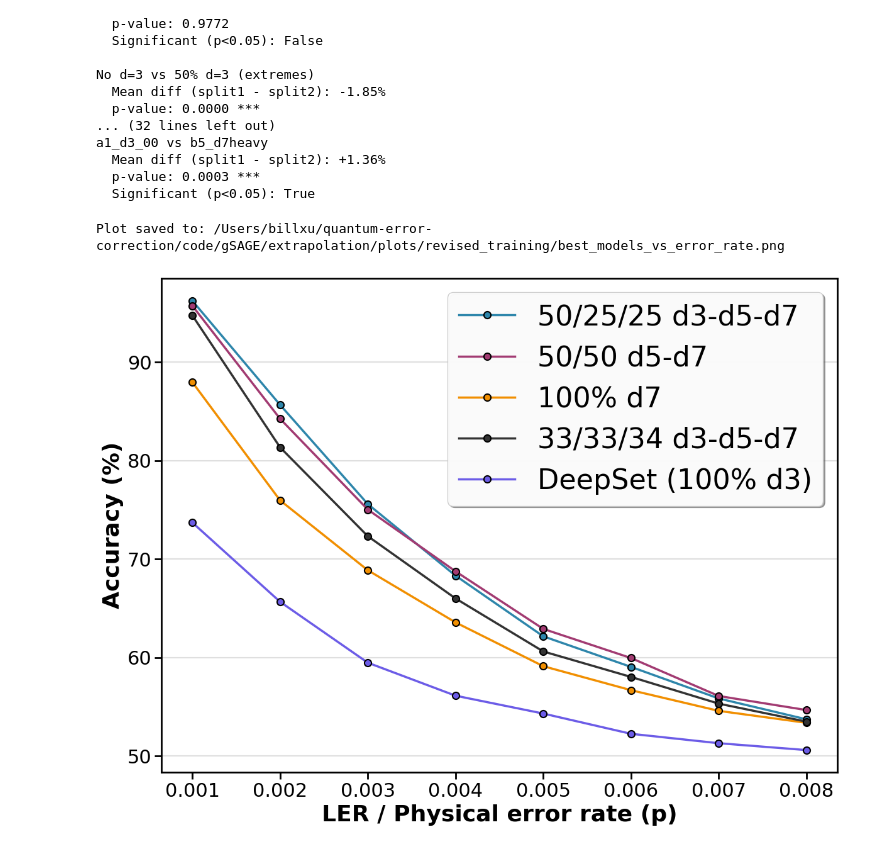
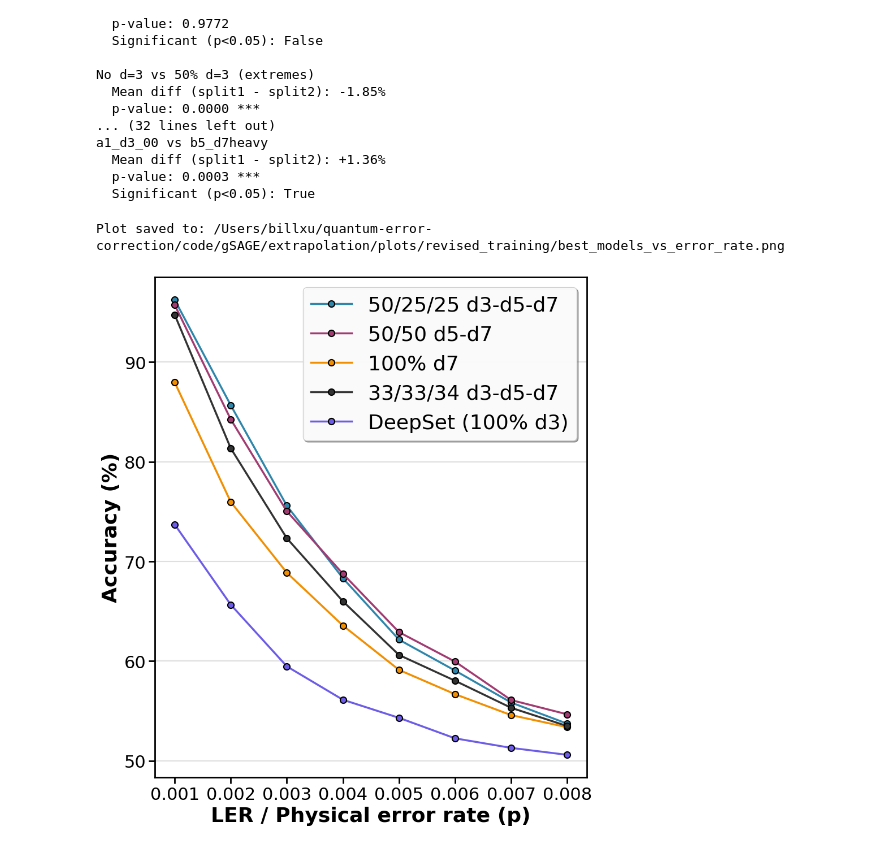
Before and after one commit to billxby/quantum-error-correction, a Jupyter notebook: code/gSAGE/extrapolation/graphing.ipynb, the cells around one changed output. Drawn from its saved outputs; the diff is of its cells as text; code cells hidden in the pictures.

```diff
--- a/code/gSAGE/extrapolation/graphing.ipynb
+++ b/code/gSAGE/extrapolation/graphing.ipynb
@@ -106,7 +106,7 @@ colors_dist = ['#2E86AB', '#A23B72', '#F18F01']  # d=9, d=11, d=13 (high contras
 markers = ['o', 's', '^']
 
 # 4 panels: 3 experiments + baseline on the right (narrower)
-fig, axes = plt.subplots(1, 4, figsize=(18, 6), sharey=True,
+fig, axes = plt.subplots(1, 4, figsize=(16, 6), sharey=True,
                          gridspec_kw={'width_ratios': [1, 1, 1, 0.45]})
 fig.subplots_adjust(wspace=0.4)
 
@@ -354,35 +354,35 @@ models_to_plot = [
     ('DeepSet', f"DeepSet ({_label(best_deepsets_split)})" if best_deepsets_split else 'DeepSet', '#6C5CE7'),
 ]
 
 # Average accuracy over d=9,11,13 for each (model, p_value)
-fig, ax = plt.subplots(figsize=(12, 9))  # 4:3 width:height
+fig, ax = plt.subplots(figsize=(9, 10))  # 4:3 width:height
 for split_name, label, color in models_to_plot:
     if split_name not in acc_by_split:
         continue
     subset = df_results[(df_results['split_name'] == split_name) &
                        (df_results['distance'].isin(TEST_DISTANCES))]
     if len(subset) == 0:
         continue
     by_p = subset.groupby('p_value')['accuracy'].mean() * 100
     ax.plot(by_p.index, by_p.values, 'o-', label=label, color=color, linewidth=2.5,
             markersize=8, markeredgecolor='black', markeredgewidth=1.5)
 
 ax.set_xlabel('LER / Physical error rate (p)', fontsize=26, fontweight='bold')
 ax.set_ylabel('Accuracy (%)', fontsize=26, fontweight='bold')
 ax.tick_params(axis='both', labelsize=22, width=2, length=8)
-ax.legend(fontsize=32, frameon=True, shadow=True, fancybox=True, framealpha=0.95, loc='upper right')
+ax.legend(fontsize=26, frameon=True, shadow=True, fancybox=True, framealpha=0.95, loc='upper right')
 ax.grid(True, alpha=0.4, linestyle='-', linewidth=1.5, axis='y')
 ax.set_axisbelow(True)
 for spine in ax.spines.values():
     spine.set_linewidth(2)
     spine.set_edgecolor('black')
 plt.tight_layout()
 plt.savefig(PLOTS_DIR / "best_models_vs_error_rate.png", dpi=300, bbox_inches='tight')
 print(f"Plot saved to: {PLOTS_DIR / 'best_models_vs_error_rate.png'}")
 plt.show()
 plt.close()
 # %% [output]
 Plot saved to: /Users/billxu/quantum-error-correction/code/gSAGE/extrapolation/plots/revised_training/best_models_vs_error_rate.png
-[figure, old version]
+[figure, new version]
 # %%
 # COde here
```
Also changed, not shown: parts of 1 cell of this notebook, 10 other files.
